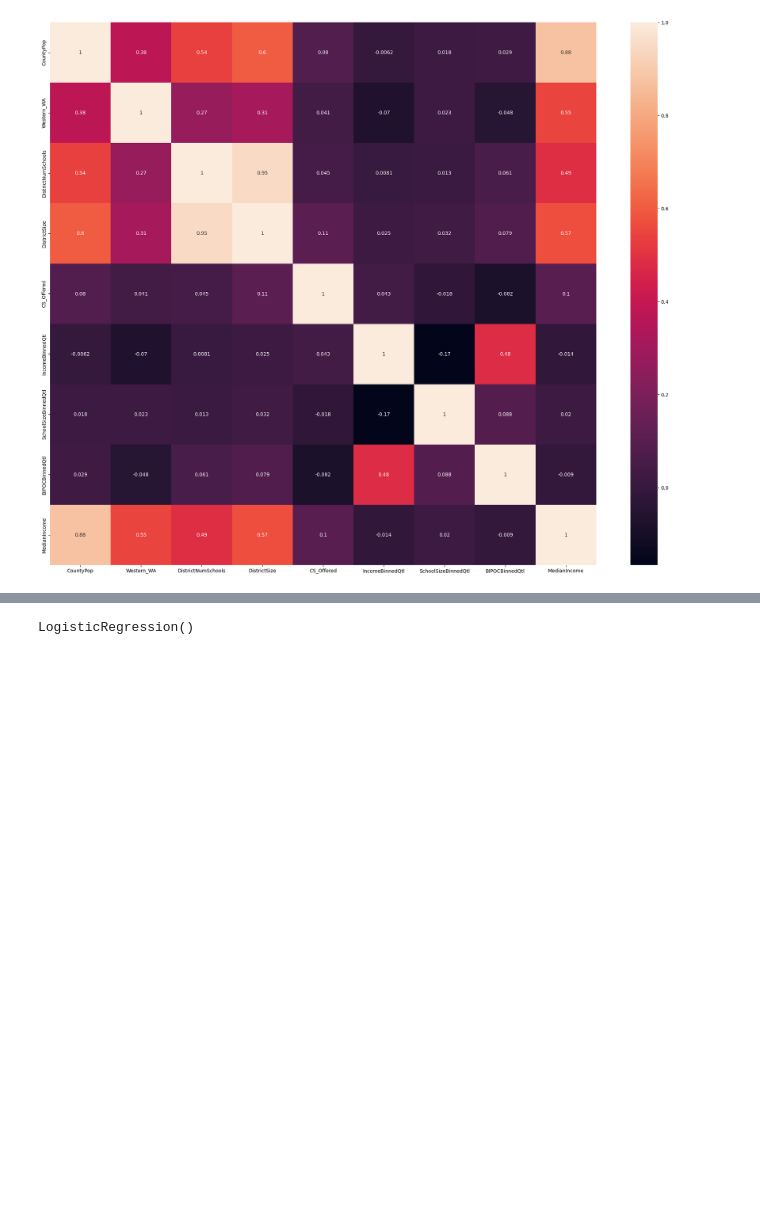
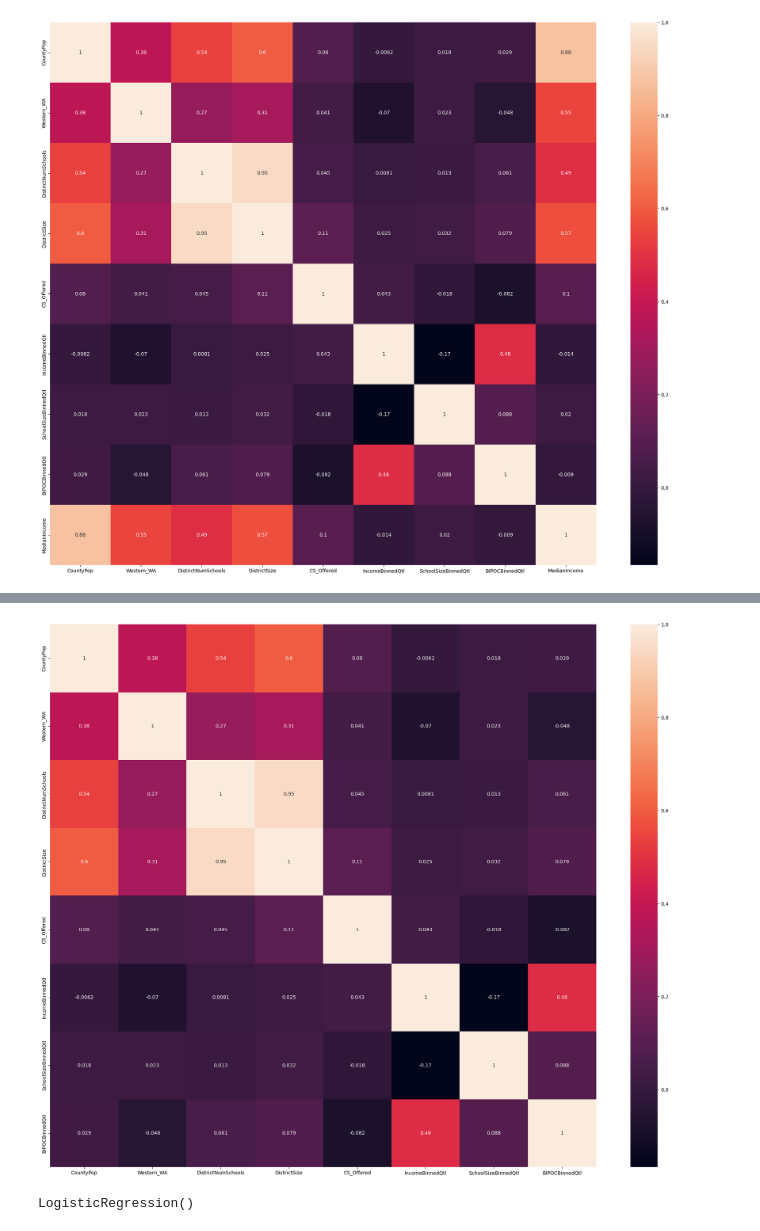
Before and after one commit to brinkbrink/WA_CS_v2, a Jupyter notebook: SchoolAnalysis.ipynb, the cells around one changed output, grey strips where cells are left out. Saved outputs shown, nothing was run; the diff lists cells and outputs as text; code cells hidden in the pictures; blank space fills up the shorter version.

```diff
--- a/SchoolAnalysis.ipynb
+++ b/SchoolAnalysis.ipynb
@@ -604 +636,12 @@ X_scaled_lr1 = scaler.fit_transform(X_lr1)
+# %%
+df_logistic_reg1 = with_income.loc[:, ('CountyPop','Western_WA','DistrictNumSchools','DistrictSize','CS_Offered','IncomeBinnedQtl','SchoolSizeBinnedQtl','BIPOCBinnedQtl')]
+df_logistic_reg1['IncomeBinnedQtl'] = df_logistic_reg1['IncomeBinnedQtl'].cat.codes
+df_logistic_reg1['SchoolSizeBinnedQtl'] = df_logistic_reg1['SchoolSizeBinnedQtl'].cat.codes
+df_logistic_reg1['BIPOCBinnedQtl'] = df_logistic_reg1['BIPOCBinnedQtl'].cat.codes
+# %%
+fig = plt.figure(figsize=(25, 20))
+sns.heatmap(df_logistic_reg1.corr(), annot=True)
+plt.savefig("Heatmap.png")
+# %% [output]
+[figure, added]
 # %%
```
Also changed, not shown: parts of 61 cells of this notebook.
